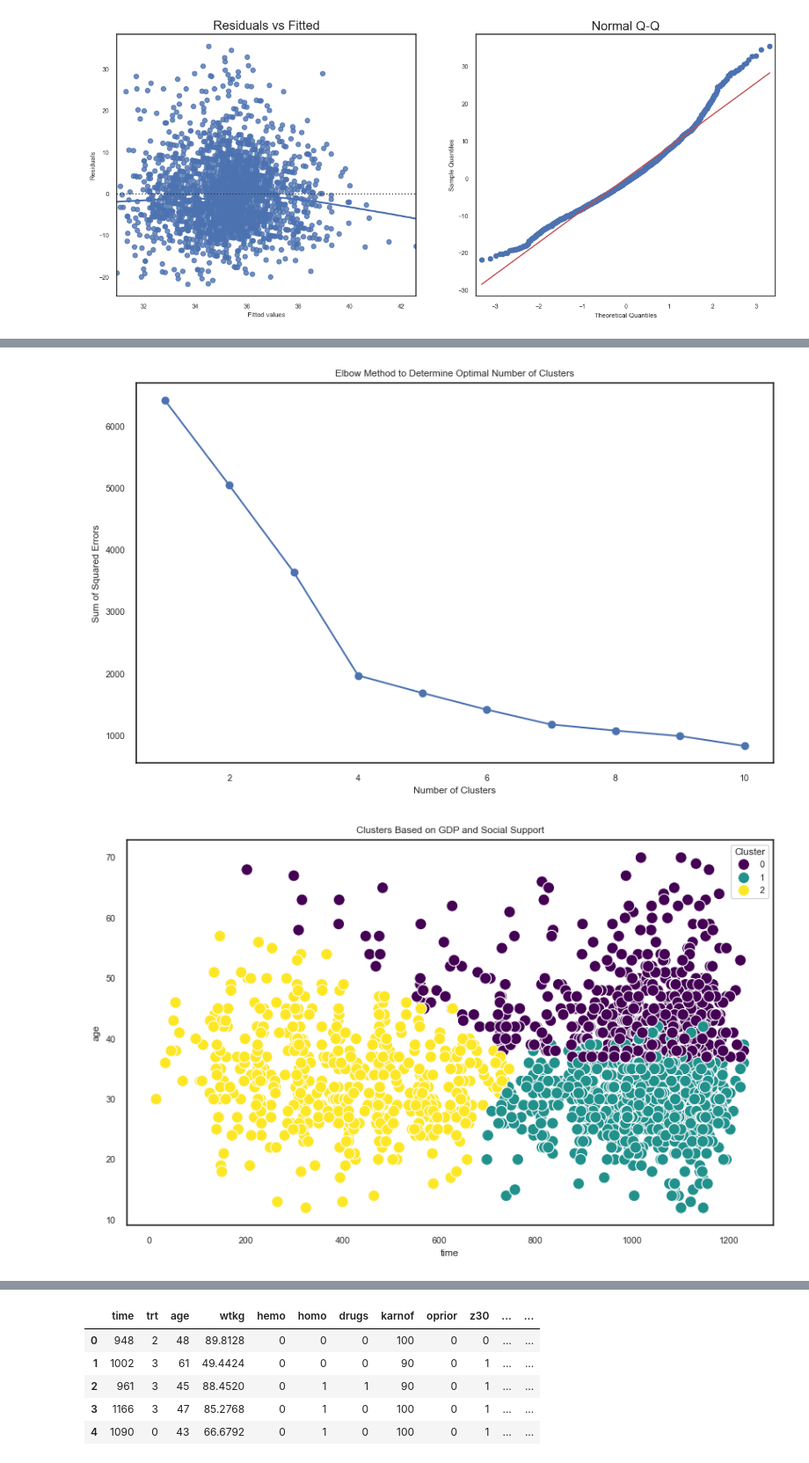
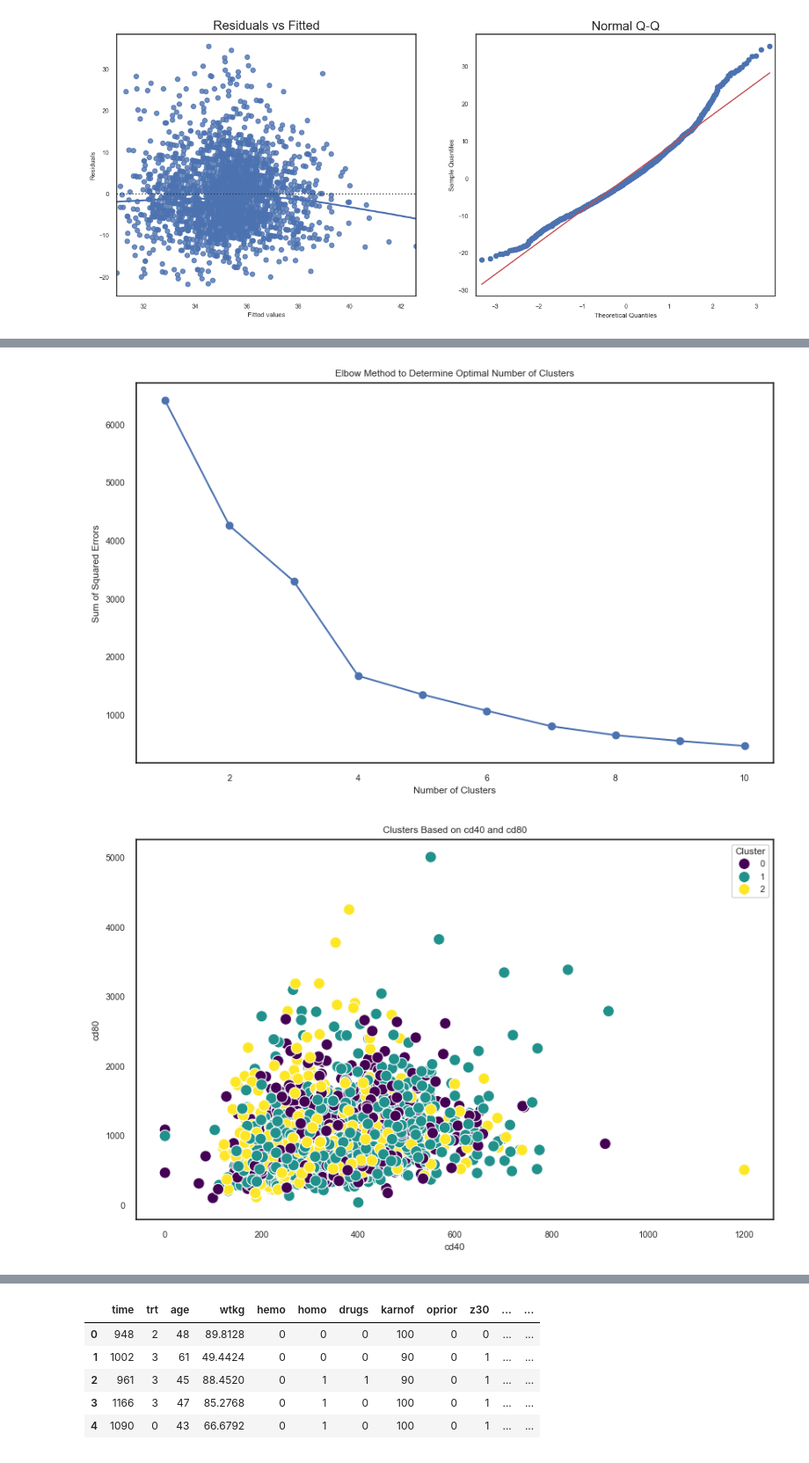
Before and after one commit to D00264512/DAV-project, a Jupyter notebook: newmain.ipynb, the cells around one changed output, grey strips where cells are left out. Shown at 88% size. Cells and saved outputs as stored; diff of their text form; code cells hidden in the pictures.

```diff
--- a/newmain.ipynb
+++ b/newmain.ipynb
@@ -541,7 +541,7 @@ from sklearn.preprocessing import StandardScaler
 
 
 # Selecting relevant features for clustering
-X = df[['time', 'age', 'gender']]
+X = df[['infected', 'age', 'gender']]
 
 # Standardizing the data
 scaler = StandardScaler()
@@ -563,20 +563,20 @@ plt.xlabel('Number of Clusters')
 plt.ylabel('Sum of Squared Errors')
 plt.show()
 # %% [output]
-[figure, old version]
+[figure, new version]
 # %%
 # Assuming the optimal number of clusters from the elbow plot is 3
 kmeans = KMeans(n_clusters=3, random_state=42)
 clusters = kmeans.fit_predict(X_scaled)
 
 # Adding cluster labels to your DataFrame
 df['Cluster'] = clusters
 
 # Visualizing the clusters
 plt.figure(figsize=(10, 6))
-sns.scatterplot(x='time', y='age', data=df, hue='Cluster', palette='viridis', s=100)
-plt.title('Clusters Based on GDP and Social Support')
+sns.scatterplot(x='cd40', y='cd80', data=df, hue='Cluster', palette='viridis', s=100)
+plt.title('Clusters Based on cd40 and cd80')
 plt.show()
 # %% [output]
-[figure, old version]
+[figure, new version]
 # %%
```
Also changed, not shown: parts of 19 cells of this notebook, 3 other files.
